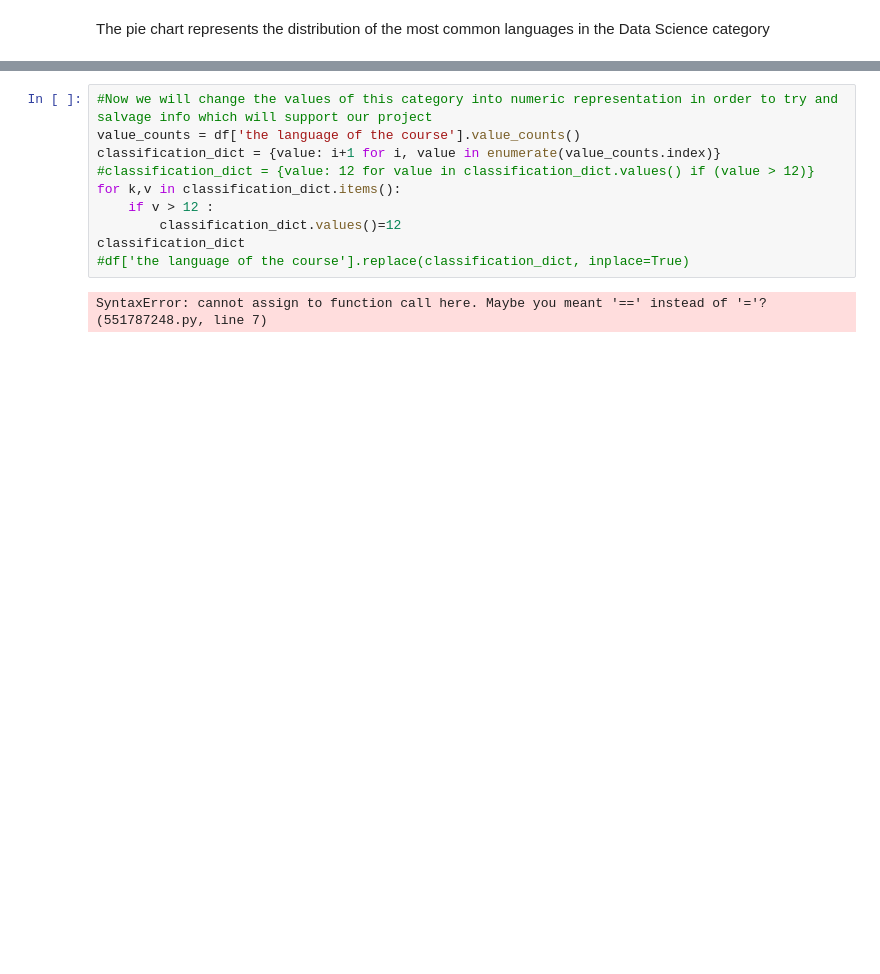
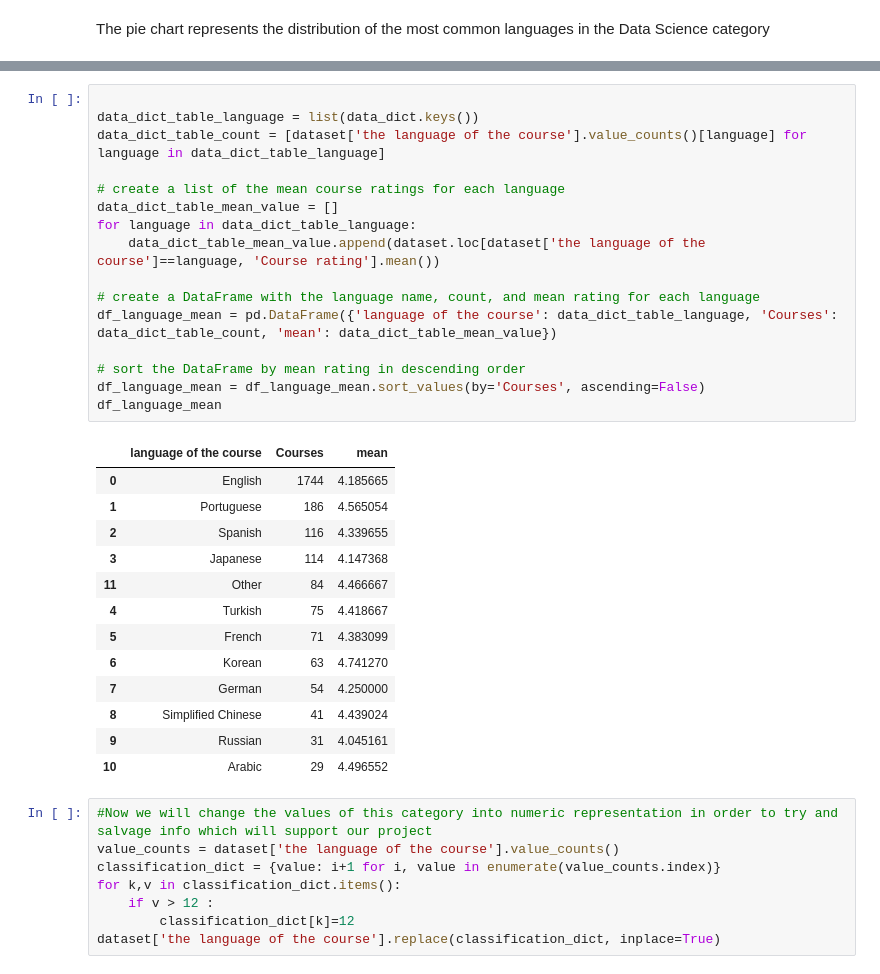
Before and after one commit to tbs93/Final-Project-Introduction-To-Data-Science, a Jupyter notebook: projectName.ipynb, the cells around one changed output, grey strips where cells are left out. Drawn from its saved outputs; the diff is of its cells as text; blank space fills up the shorter version.

```diff
--- a/projectName.ipynb
+++ b/projectName.ipynb
@@ -648,12 +718,38 @@ The pie chart represents the distribution of the most common languages in the Da
+# %%
+
+data_dict_table_language = list(data_dict.keys())
+data_dict_table_count = [dataset['the language of the course'].value_counts()[language] for language in data_dict_table_language]
+
+# create a list of the mean course ratings for each language
+data_dict_table_mean_value = []
+for language in data_dict_table_language:
+    data_dict_table_mean_value.append(dataset.loc[dataset['the language of the course']==language, 'Course rating'].mean())
+
+# create a DataFrame with the language name, count, and mean rating for each language
+df_language_mean = pd.DataFrame({'language of the course': data_dict_table_language, 'Courses': data_dict_table_count, 'mean': data_dict_table_mean_value})
+
+# sort the DataFrame by mean rating in descending order
+df_language_mean = df_language_mean.sort_values(by='Courses', ascending=False)
+df_language_mean
+# %% [output]
+|  | language of the course | Courses | mean |
+| 0 | English | 1744 | 4.185665 |
+| 1 | Portuguese | 186 | 4.565054 |
+| 2 | Spanish | 116 | 4.339655 |
+| 3 | Japanese | 114 | 4.147368 |
+| 11 | Other | 84 | 4.466667 |
+| 4 | Turkish | 75 | 4.418667 |
+| 5 | French | 71 | 4.383099 |
+| 6 | Korean | 63 | 4.741270 |
+| 7 | German | 54 | 4.250000 |
+| 8 | Simplified Chinese | 41 | 4.439024 |
+| 9 | Russian | 31 | 4.045161 |
+| 10 | Arabic | 29 | 4.496552 |
 # %%
 #Now we will change the values of this category into numeric representation in order to try and salvage info which will support our project
-value_counts = df['the language of the course'].value_counts()
+value_counts = dataset['the language of the course'].value_counts()
 classification_dict = {value: i+1 for i, value in enumerate(value_counts.index)}
-#classification_dict = {value: 12 for value in classification_dict.values() if (value > 12)}
 for k,v in classification_dict.items():
     if v > 12 :
-        classification_dict.values()=12
-classification_dict
-#df['the language of the course'].replace(classification_dict, inplace=True)
+        classification_dict[k]=12
+dataset['the language of the course'].replace(classification_dict, inplace=True)
-# %% [output]
-SyntaxError: cannot assign to function call here. Maybe you meant '==' instead of '='? (551787248.py, line 7)
```
Also changed, not shown: parts of 41 cells of this notebook.
